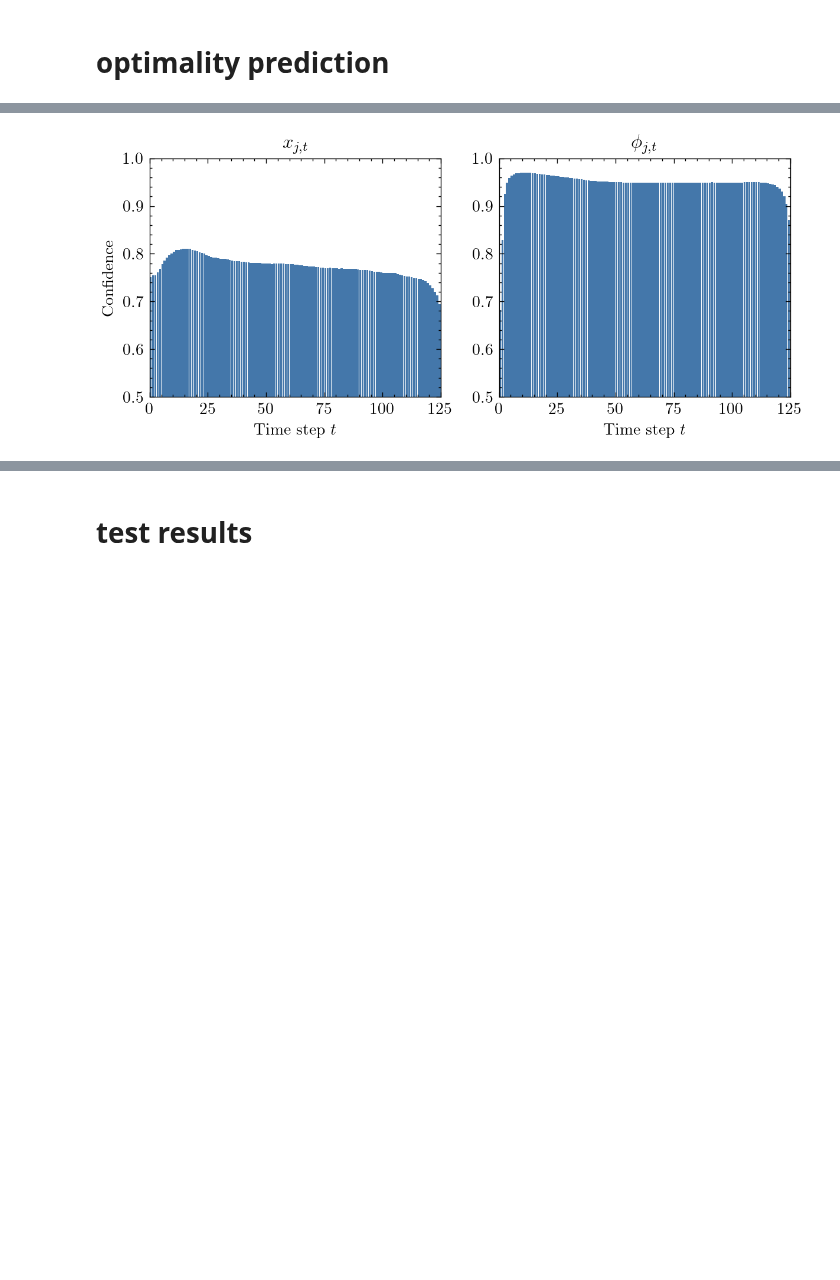
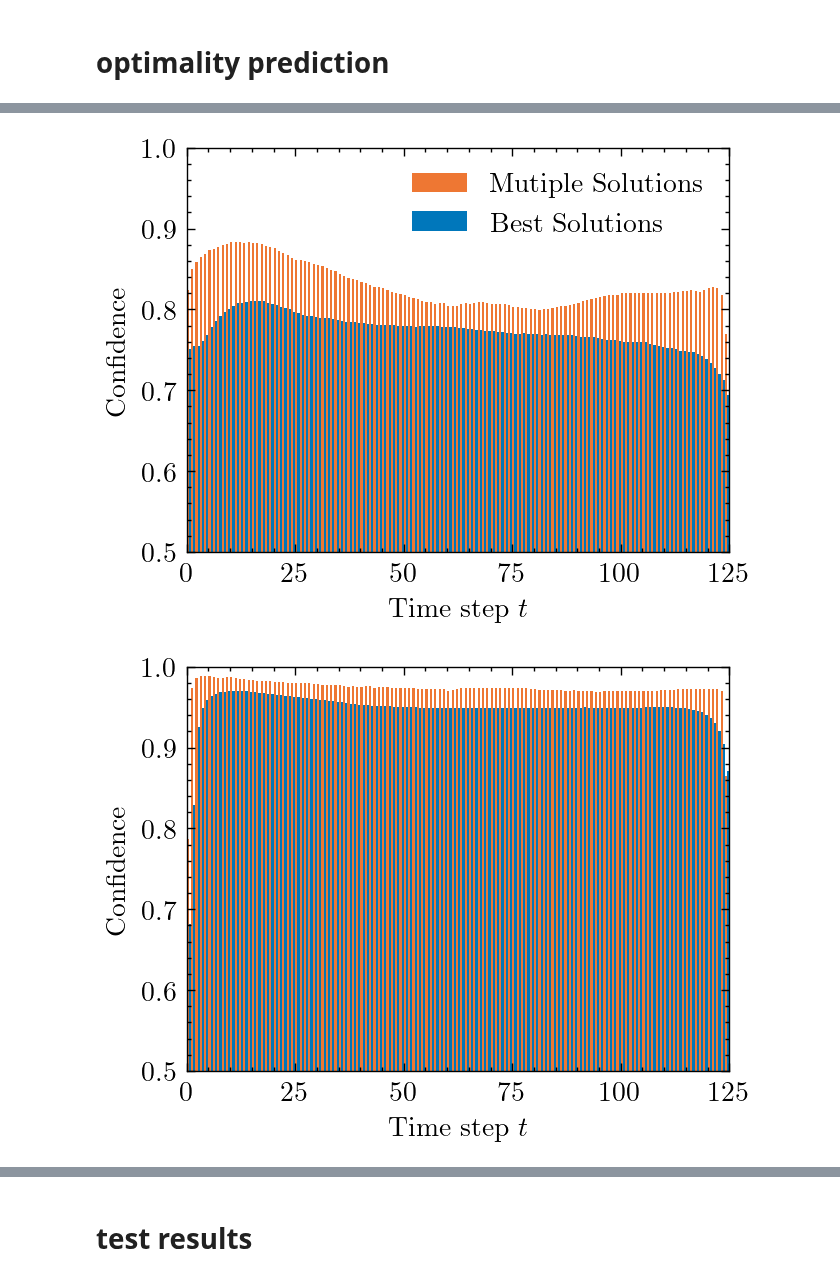
Before and after one commit to gos-ufsc/sat-gnn, a Jupyter notebook: notebooks/6.0-bmp-paper.plots.ipynb, the cells around one changed output, grey strips where cells are left out. Drawn from its saved outputs; the diff is of its cells as text; code cells hidden in the pictures; blank space fills up the shorter version.

```diff
--- a/notebooks/6.0-bmp-paper.plots.ipynb
+++ b/notebooks/6.0-bmp-paper.plots.ipynb
@@ -167,46 +167,53 @@ MultiTarget
 # %%
-def var_conf_plot(conf, plot_title, filename=None, ax=None):
-    if ax is None:
-        _, ax = plt.subplots()
+def get_confs(net_id):
+    with open(f'../{net_id}_preds_test.pkl', 'rb') as f:
+        preds = pickle.load(f)
 
-    ax.bar(np.arange(125), conf.mean(0), align='edge', width=.9)
+    df = pd.DataFrame(preds)
+    # df['x_hat'] = df['x_hat'].map(lambda t: t.numpy())
+    df['conf'] = df['x_hat'].map(lambda x: np.where(x > 1-x, x, 1-x))
+
+    X_confs = list()
+    Phi_confs = list()
+    for conf in df['conf'].values:
+        X_confs.append(conf.reshape(-1, 125)[::2])
+        Phi_confs.append(conf.reshape(-1, 125)[1::2])
+
+    X_conf = np.vstack(X_confs)
+    Phi_conf = np.vstack(Phi_confs)
+
+    return X_conf, Phi_conf
+
+def plot_confs(conf_ms, conf_bs, ax, legend=False):
+    ax.bar(np.arange(125), conf_ms.mean(0), align='edge', width=.5, label='Mutiple Solutions')
+    ax.bar(np.arange(125) + 0.5, conf_bs.mean(0), align='edge', width=.5, label='Best Solutions')
+
     ax.set_xlim(0,125)
     ax.set_ylim(0.5,1)
-    # plt.title('$x_{j,t}$ variables')
-    ax.set_title(plot_title)
-    # ax.set_ylabel('Confidence')
     ax.set_xlabel('Time step $t$')
+    ax.set_ylabel('Confidence')
 
-    # if filename is not None:
-    #     plt.savefig(filename, dpi=500)
+    if legend:
+        ax.legend()
 
-    # plt.show()
+    return ax
 
-with open('../gbmooeqh_preds_test.pkl', 'rb') as f:
-    preds = pickle.load(f)
+fig, ax = plt.subplots()
 
-df = pd.DataFrame(preds)
-# df['x_hat'] = df['x_hat'].map(lambda t: t.numpy())
-df['conf'] = df['x_hat'].map(lambda x: np.where(x > 1-x, x, 1-x))
+X_conf_ms, Phi_conf_ms = get_confs('xae9giql')
+X_conf_bs, Phi_conf_bs = get_confs('gbmooeqh')
 
-X_confs = list()
-Phi_confs = list()
-for conf in df['conf'].values:
-    X_confs.append(conf.reshape(-1, 125)[::2])
-    Phi_confs.append(conf.reshape(-1, 125)[1::2])
+plot_confs(X_conf_ms, X_conf_bs, ax, legend=True)
 
-X_conf = np.vstack(X_confs)
-Phi_conf = np.vstack(Phi_confs)
+fig.savefig('../X_confidences.pdf', dpi=500)
+fig.show()
 
-fig, axs = plt.subplots(1,2)
-fig.set_size_inches(7, 2.625)
+fig, ax = plt.subplots()
 
-var_conf_plot(X_conf, '$x_{j,t}$', ax=axs[0])
-var_conf_plot(Phi_conf, '$\phi_{j,t}$', ax=axs[1])
+plot_confs(Phi_conf_ms, Phi_conf_bs, ax, legend=False)
 
-axs[0].set_ylabel('Confidence')
-
-fig.savefig('../optimals_confidence.pdf', dpi=500)
+fig.savefig('../Phi_confidences.pdf', dpi=500)
 fig.show()
 # %% [output]
-[figure, old version]
+[figure, new version]
+[figure, added]
```
Also changed, not shown: parts of 6 cells of this notebook.
